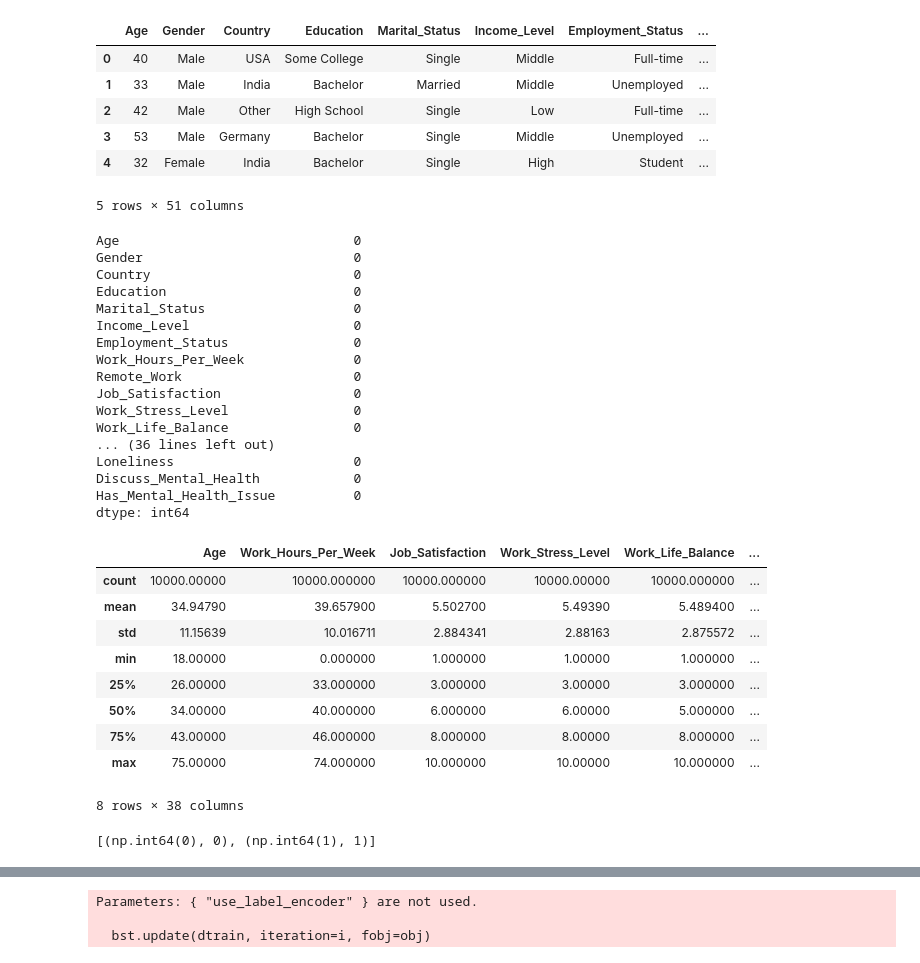
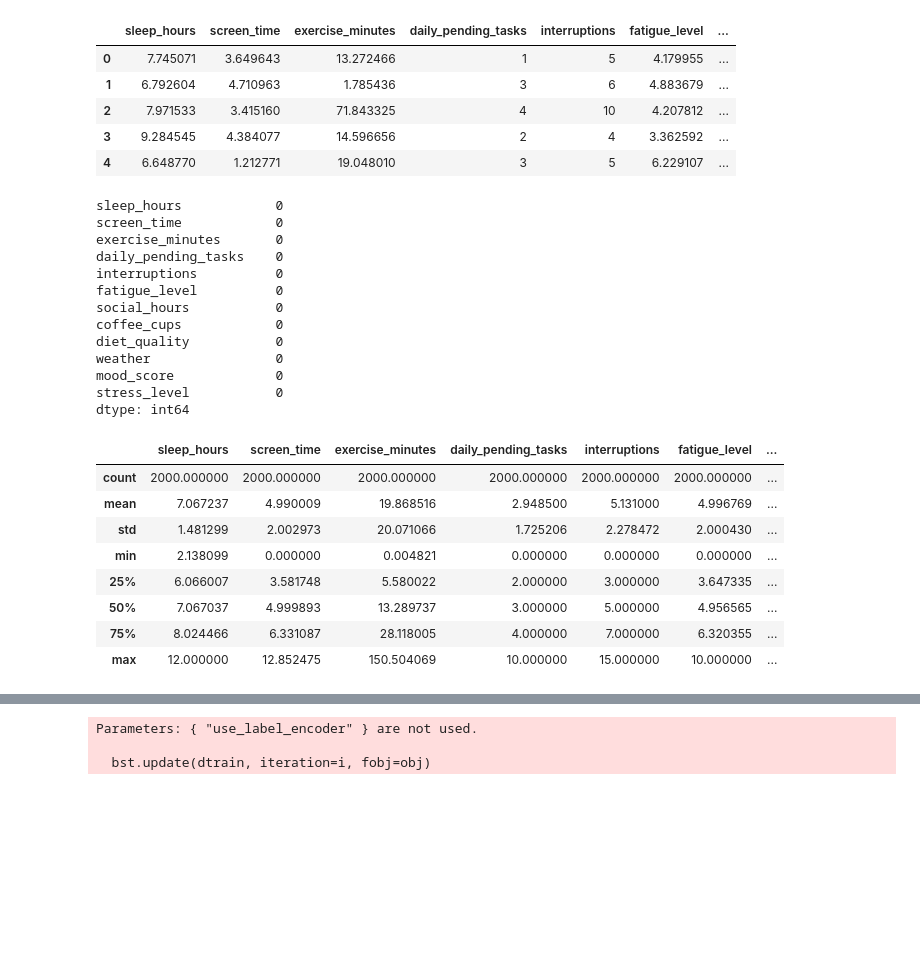
Before and after one commit to Athi183/DaisyCrux_Cognovoid, a Jupyter notebook: backend/Untitled.ipynb, the cells around one changed output, grey strips where cells are left out. Drawn from its saved outputs; the diff is of its cells as text; code cells hidden in the pictures; blank space fills up the shorter version.

```diff
--- a/backend/Untitled.ipynb
+++ b/backend/Untitled.ipynb
@@ -8,16 +8,15 @@ from sklearn.metrics import accuracy_score, classification_report
 import pickle
 # %%
 # Load CSV from dataset folder
-data = pd.read_csv("dataset/mental_health.csv")
+data = pd.read_csv("dataset/synthetic_mental_health_dataset.csv")
 data.head()
 # %% [output]
-|  | Age | Gender | Country | Education | Marital_Status | Income_Level | Employment_Status | ... |
-| 0 | 40 | Male | USA | Some College | Single | Middle | Full-time | ... |
-| 1 | 33 | Male | India | Bachelor | Married | Middle | Unemployed | ... |
-| 2 | 42 | Male | Other | High School | Single | Low | Full-time | ... |
-| 3 | 53 | Male | Germany | Bachelor | Single | Middle | Unemployed | ... |
-| 4 | 32 | Female | India | Bachelor | Single | High | Student | ... |
+|  | sleep_hours | screen_time | exercise_minutes | daily_pending_tasks | interruptions | fatigue_level | ... |
+| 0 | 7.745071 | 3.649643 | 13.272466 | 1 | 5 | 4.179955 | ... |
+| 1 | 6.792604 | 4.710963 | 1.785436 | 3 | 6 | 4.883679 | ... |
+| 2 | 7.971533 | 3.415160 | 71.843325 | 4 | 10 | 4.207812 | ... |
+| 3 | 9.284545 | 4.384077 | 14.596656 | 2 | 4 | 3.362592 | ... |
+| 4 | 6.648770 | 1.212771 | 19.048010 | 3 | 5 | 6.229107 | ... |
-5 rows × 51 columns
 # %%
 # Check for missing values
 print(data.isnull().sum())
@@ -28,31 +27,26 @@ data = data.dropna()
 # Quick stats
 data.describe()
 # %% [output]
-Age                              0
-Gender                           0
-Country                          0
-Education                        0
-Marital_Status                   0
-Income_Level                     0
-Employment_Status                0
-Work_Hours_Per_Week              0
-Remote_Work                      0
-Job_Satisfaction                 0
-Work_Stress_Level                0
-Work_Life_Balance                0
-... (36 lines left out)
-Loneliness                       0
-Discuss_Mental_Health            0
-Has_Mental_Health_Issue          0
+sleep_hours            0
+screen_time            0
+exercise_minutes       0
+daily_pending_tasks    0
+interruptions          0
+fatigue_level          0
+social_hours           0
+coffee_cups            0
+diet_quality           0
+weather                0
+mood_score             0
+stress_level           0
 dtype: int64
-|  | Age | Work_Hours_Per_Week | Job_Satisfaction | Work_Stress_Level | Work_Life_Balance | ... |
-| count | 10000.00000 | 10000.000000 | 10000.000000 | 10000.00000 | 10000.000000 | ... |
-| mean | 34.94790 | 39.657900 | 5.502700 | 5.49390 | 5.489400 | ... |
-| std | 11.15639 | 10.016711 | 2.884341 | 2.88163 | 2.875572 | ... |
-| min | 18.00000 | 0.000000 | 1.000000 | 1.00000 | 1.000000 | ... |
-| 25% | 26.00000 | 33.000000 | 3.000000 | 3.00000 | 3.000000 | ... |
-| 50% | 34.00000 | 40.000000 | 6.000000 | 6.00000 | 5.000000 | ... |
-| 75% | 43.00000 | 46.000000 | 8.000000 | 8.00000 | 8.000000 | ... |
-| max | 75.00000 | 74.000000 | 10.000000 | 10.00000 | 10.000000 | ... |
+|  | sleep_hours | screen_time | exercise_minutes | daily_pending_tasks | interruptions | fatigue_level | ... |
+| count | 2000.000000 | 2000.000000 | 2000.000000 | 2000.000000 | 2000.000000 | 2000.000000 | ... |
+| mean | 7.067237 | 4.990009 | 19.868516 | 2.948500 | 5.131000 | 4.996769 | ... |
+| std | 1.481299 | 2.002973 | 20.071066 | 1.725206 | 2.278472 | 2.000430 | ... |
+| min | 2.138099 | 0.000000 | 0.004821 | 0.000000 | 0.000000 | 0.000000 | ... |
+| 25% | 6.066007 | 3.581748 | 5.580022 | 2.000000 | 3.000000 | 3.647335 | ... |
+| 50% | 7.067037 | 4.999893 | 13.289737 | 3.000000 | 5.000000 | 4.956565 | ... |
+| 75% | 8.024466 | 6.331087 | 28.118005 | 4.000000 | 7.000000 | 6.320355 | ... |
+| max | 12.000000 | 12.852475 | 150.504069 | 10.000000 | 15.000000 | 10.000000 | ... |
-8 rows × 38 columns
 # %%
@@ -62,11 +56,5 @@ target = 'Has_Mental_Health_Issue'  # the column you want to predict
 X = data[features]
 y = data[target]
 # %%
-le = LabelEncoder()
-y = le.fit_transform(y)
-
-# Check label mapping
-list(zip(le.classes_, range(len(le.classes_))))
+y = pd.to_numeric(data['stress_level'], errors='coerce')
-# %% [output]
-[(np.int64(0), 0), (np.int64(1), 1)]
 # %%
```
Also changed, not shown: parts of 2 cells of this notebook, 13 other files.
